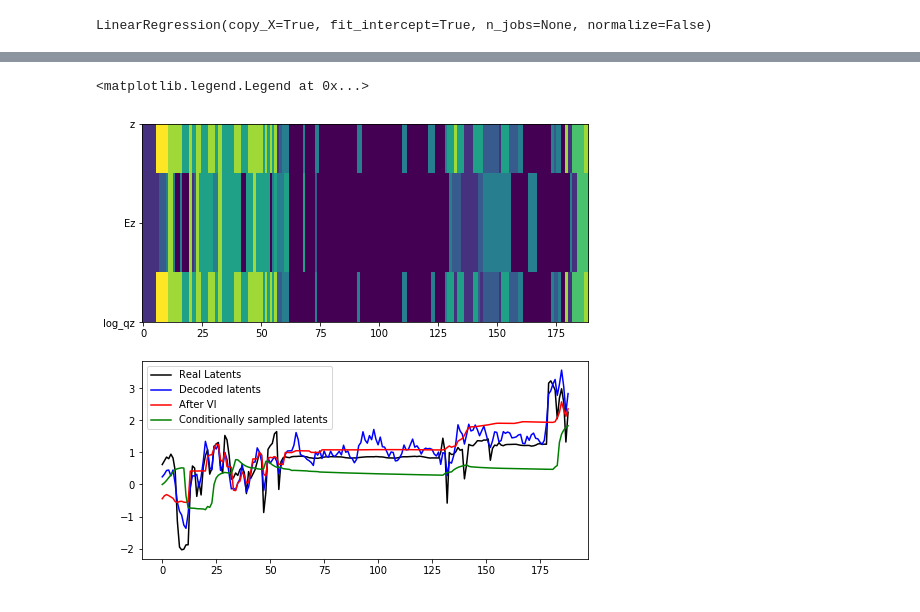
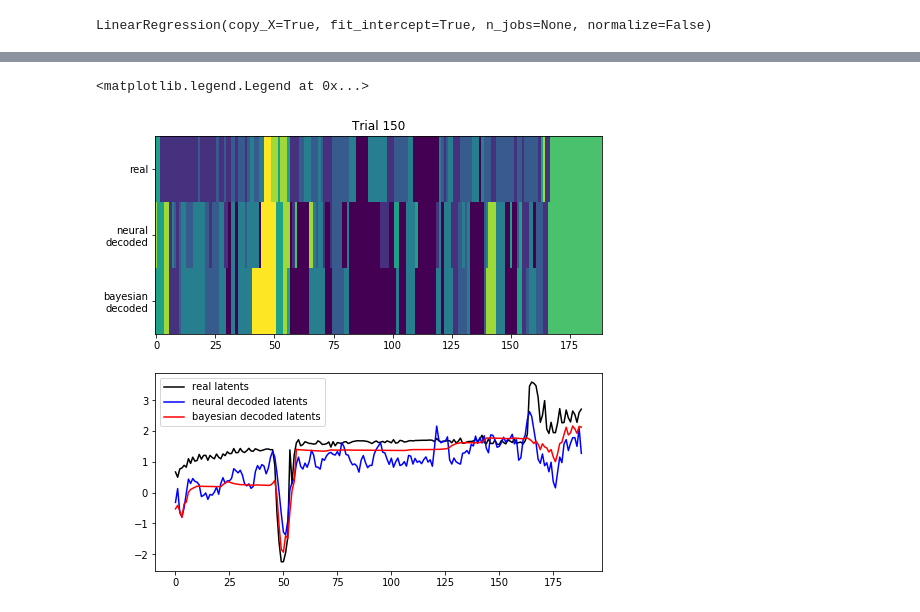
Before and after one commit to themattinthehatt/behavenet, a Jupyter notebook: behavenet/analyses/notebooks/bayesian_decoder_real_data_single_lag.ipynb, the cells around one changed output, grey strips where cells are left out. Saved outputs shown, nothing was run; the diff lists cells and outputs as text; code cells hidden in the pictures.

```diff
--- a/behavenet/analyses/notebooks/bayesian_decoder_real_data_single_lag.ipynb
+++ b/behavenet/analyses/notebooks/bayesian_decoder_real_data_single_lag.ipynb
@@ -240,6 +240,7 @@ def _info_params(mu0, Sigma0, As, bs, Qs, q_mu_x, q_Sigma_x, Sigma_infty, mu_inf
 
     # Info emission parameters
     J_obs = (np.linalg.inv(q_Sigma_x) - np.linalg.inv(Sigma_infty))[z_sample]
+    assert np.all(np.linalg.eigvalsh(J_obs[0])) >= 0
     h_recog = np.dot(np.linalg.inv(q_Sigma_x), q_mu_x.T).T
     h_infty = np.linalg.solve(Sigma_infty, mu_infty)[z_sample]
     h_obs = h_recog - h_infty
@@ -248,4 +249,16 @@ def _info_params(mu0, Sigma0, As, bs, Qs, q_mu_x, q_Sigma_x, Sigma_infty, mu_inf
     return J0, h0, log_Z0, \
            J_pair_11, J_pair_21, J_pair_22, h_pair_1, h_pair_2, log_Z_pair, \
            J_obs, h_obs, log_Z_obs
+# %%
+# Initialize q(z) with just the learned recognition potential
+log_qzs = [recog_z.predict_log_proba(nsw) for nsw in ns_window]
+q_mu_xs = [recog_x.predict(nsw) for nsw in ns_window]
+# %%
+# Get the covariance over all trials
+q_Sigma_x = 1.0 * np.cov((np.vstack(xs[:50]) - np.vstack(q_mu_xs[:50])).T)
+
+# Extract one trial's predictions
+t = 150 # which batch to use
+q_mu_x = q_mu_xs[t]
+log_qz = log_qzs[t]
 # %%
@@ -316,19 +315,24 @@ for i_t in range(len(zs[t])):
 # %%
 plt.figure(figsize=(8, 8))
 plt.subplot(211)
 zplot = np.row_stack((zs[t],
+                      np.argmax(log_qz, axis=1),
                       np.argmax(Ez, axis=1),
-                      np.argmax(log_qz, axis=1),
                       ))
 plt.imshow(zplot, aspect="auto")
-plt.yticks([0, 1, 2], ["z", "Ez", "log_qz"])
+plt.yticks([0, 1, 2], ["real", "neural\ndecoded", "bayesian\ndecoded"])
+plt.ylim(2.5, -0.5)
+plt.title("Trial {}".format(t))
 
 plt.subplot(212)
-plt.plot(xs[t][:,0],'k')
-plt.plot(q_mu_x[:,0],'b')
-plt.plot(Ex[:,0],'r')
-plt.plot(sampled_observations[:,0],'g')
-plt.legend(['Real Latents', 'Decoded latents', 'After VI', 'Conditionally sampled latents'])
+plt.plot(xs[t][:,0],'k', label="real latents")
+plt.plot(q_mu_x[:,0],'b', label="neural decoded latents")
+plt.plot(Ex[:,0],'r', label="bayesian decoded latents")
+# plt.plot(mu_obs[:, 0])
+# plt.plot(np.zeros(xs[t].shape[0]), ":k")
+# plt.plot(sampled_observations[:,0],'g')
+plt.legend()
+# plt.legend(['Real Latents', 'Decoded latents', 'After VI', 'Conditionally sampled latents'])
 # %% [output]
 <matplotlib.legend.Legend at 0x...>
-[figure, old version]
+[figure, new version]
```
Also changed, not shown: parts of 2 cells of this notebook.
